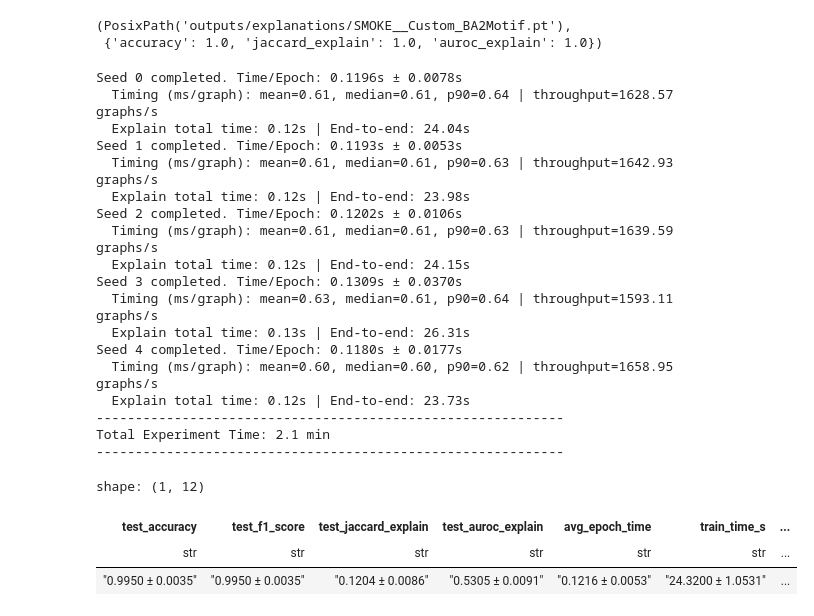
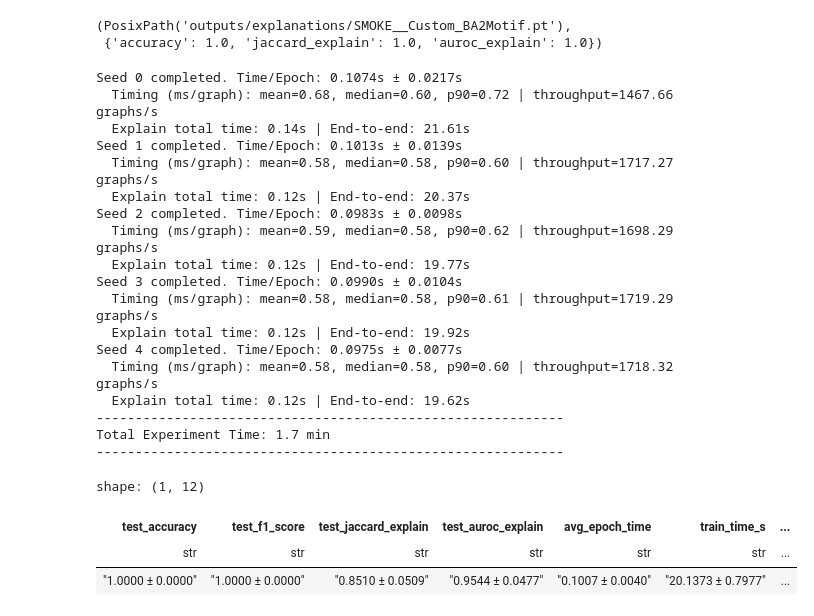
Before and after one commit to CruelMarco/bcosgnn, a Jupyter notebook: shaique_updates/codes/Ba2_Motif_Experiments/ba2motifs_shaique_GIN_OG_CC.ipynb, the cells around one changed output. Saved outputs shown, nothing was run; the diff lists cells and outputs as text; code cells hidden in the pictures.

```diff
--- a/shaique_updates/codes/Ba2_Motif_Experiments/ba2motifs_shaique_GIN_OG_CC.ipynb
+++ b/shaique_updates/codes/Ba2_Motif_Experiments/ba2motifs_shaique_GIN_OG_CC.ipynb
@@ -1782,7 +1771,7 @@ from sklearn.metrics import roc_auc_score # Needed for the partial transform at
 
 # Assuming Data, CVConfig, BCosGNN, DEVICE, evaluate_jaccard, evaluate_auroc are imported/defined elsewhere
 
-b = 0.5
+b = 2.0
 
 best_hyperparams = {
     "node_size": 5,
@@ -2036,47 +2025,47 @@ transform = functools.partial(get_one_hot_degree_clamped, max_degree=4)
 
 df_runs = run_multiseed_test_eval(dataset_list, transform=transform, cfg=cfg)
 df_runs.head()
 
 def mean_std_str(values: list[float]):
     values = np.asarray(values, dtype=float)
     return f"{values.mean():.4f} ± {values.std(ddof=1):.4f}" if len(values) > 1 else f"{values.mean():.4f} ± 0.0000"
 
 # Summary A: treat each (seed, fold) as one run
 summary_all = {
     "test_accuracy": mean_std_str(df_runs["test_accuracy"].to_list()),
     "test_f1_score": mean_std_str(df_runs["test_f1_score"].to_list()),
     "test_jaccard_explain": mean_std_str(df_runs["test_jaccard_explain"].to_list()),
     "test_auroc_explain": mean_std_str(df_runs["test_auroc_explain"].to_list()),
     "avg_epoch_time": mean_std_str(df_runs["avg_epoch_time"].to_list()), # <--- Added to summary
     "train_time_s": mean_std_str(df_runs["train_time_s"].to_list()),
     "explain_time_s": mean_std_str(df_runs["explain_time_s"].to_list()),
     "end_to_end_s": mean_std_str(df_runs["end_to_end_s"].to_list()),
     "time_mean_ms": mean_std_str(df_runs["time_mean_ms"].to_list()),
     "time_median_ms": mean_std_str(df_runs["time_median_ms"].to_list()),
     "time_p90_ms": mean_std_str(df_runs["time_p90_ms"].to_list()),
     "graphs_per_s": mean_std_str(df_runs["graphs_per_s"].to_list()),
 }
 pl.DataFrame([summary_all])
 # %% [output]
-Seed 0 completed. Time/Epoch: 0.1196s ± 0.0078s
-  Timing (ms/graph): mean=0.61, median=0.61, p90=0.64 | throughput=1628.57 graphs/s
-  Explain total time: 0.12s | End-to-end: 24.04s
-Seed 1 completed. Time/Epoch: 0.1193s ± 0.0053s
-  Timing (ms/graph): mean=0.61, median=0.61, p90=0.63 | throughput=1642.93 graphs/s
-  Explain total time: 0.12s | End-to-end: 23.98s
-Seed 2 completed. Time/Epoch: 0.1202s ± 0.0106s
-  Timing (ms/graph): mean=0.61, median=0.61, p90=0.63 | throughput=1639.59 graphs/s
-  Explain total time: 0.12s | End-to-end: 24.15s
-Seed 3 completed. Time/Epoch: 0.1309s ± 0.0370s
-  Timing (ms/graph): mean=0.63, median=0.61, p90=0.64 | throughput=1593.11 graphs/s
-  Explain total time: 0.13s | End-to-end: 26.31s
-Seed 4 completed. Time/Epoch: 0.1180s ± 0.0177s
-  Timing (ms/graph): mean=0.60, median=0.60, p90=0.62 | throughput=1658.95 graphs/s
-  Explain total time: 0.12s | End-to-end: 23.73s
+Seed 0 completed. Time/Epoch: 0.1074s ± 0.0217s
+  Timing (ms/graph): mean=0.68, median=0.60, p90=0.72 | throughput=1467.66 graphs/s
+  Explain total time: 0.14s | End-to-end: 21.61s
+Seed 1 completed. Time/Epoch: 0.1013s ± 0.0139s
+  Timing (ms/graph): mean=0.58, median=0.58, p90=0.60 | throughput=1717.27 graphs/s
+  Explain total time: 0.12s | End-to-end: 20.37s
+Seed 2 completed. Time/Epoch: 0.0983s ± 0.0098s
+  Timing (ms/graph): mean=0.59, median=0.58, p90=0.62 | throughput=1698.29 graphs/s
+  Explain total time: 0.12s | End-to-end: 19.77s
+Seed 3 completed. Time/Epoch: 0.0990s ± 0.0104s
+  Timing (ms/graph): mean=0.58, median=0.58, p90=0.61 | throughput=1719.29 graphs/s
+  Explain total time: 0.12s | End-to-end: 19.92s
+Seed 4 completed. Time/Epoch: 0.0975s ± 0.0077s
+  Timing (ms/graph): mean=0.58, median=0.58, p90=0.60 | throughput=1718.32 graphs/s
+  Explain total time: 0.12s | End-to-end: 19.62s
 ------------------------------------------------------------
-Total Experiment Time: 2.1 min
+Total Experiment Time: 1.7 min
 ------------------------------------------------------------
 shape: (1, 12)
 | test_accuracy | test_f1_score | test_jaccard_explain | test_auroc_explain | avg_epoch_time | train_time_s | ... |
 | str | str | str | str | str | str | ... |
-| "0.9950 ± 0.0035" | "0.9950 ± 0.0035" | "0.1204 ± 0.0086" | "0.5305 ± 0.0091" | "0.1216 ± 0.0053" | "24.3200 ± 1.0531" | ... |
+| "1.0000 ± 0.0000" | "1.0000 ± 0.0000" | "0.8510 ± 0.0509" | "0.9544 ± 0.0477" | "0.1007 ± 0.0040" | "20.1373 ± 0.7977" | ... |
```
Also changed, not shown: parts of 8 cells of this notebook, 40 other files.
